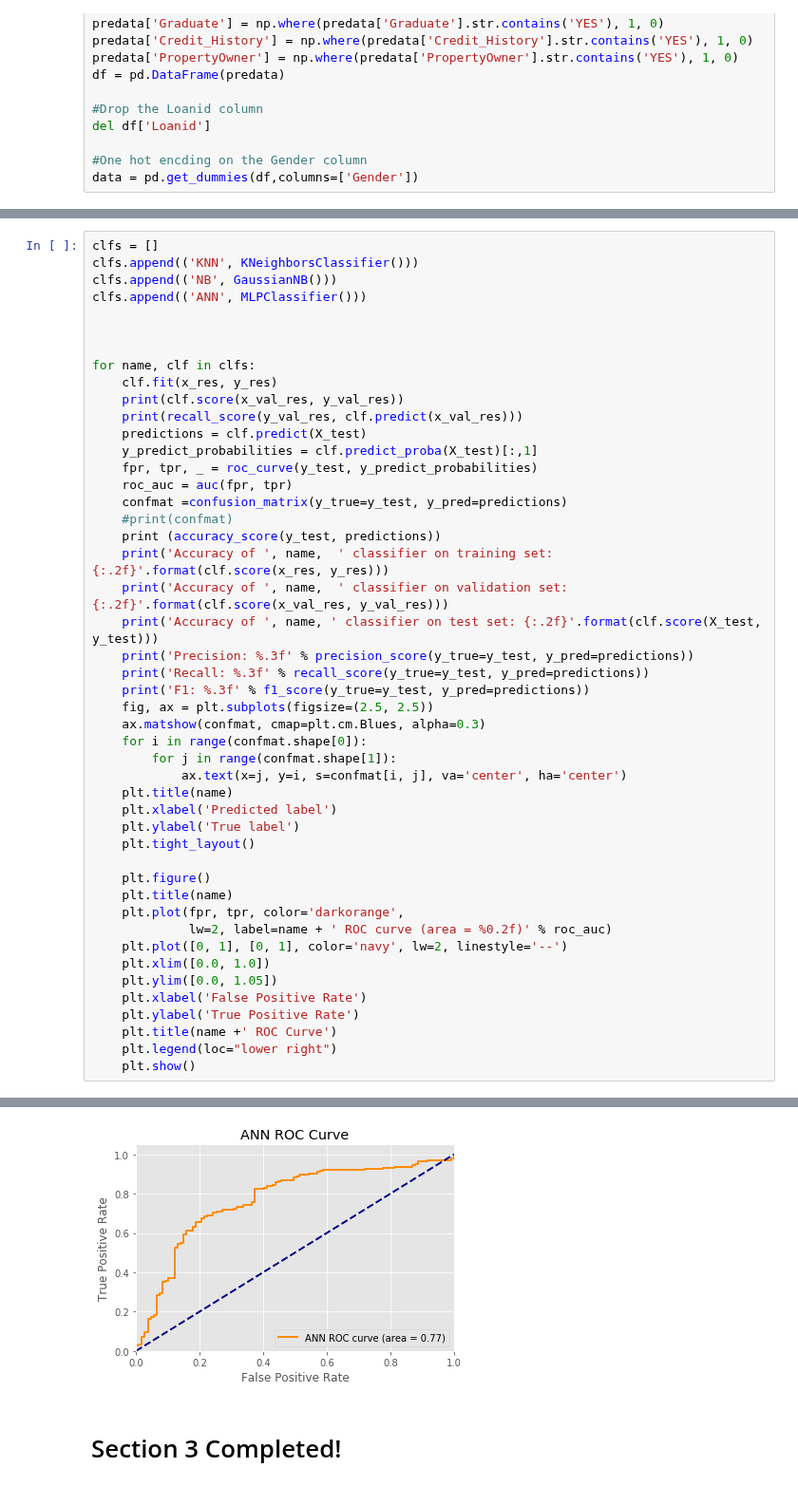
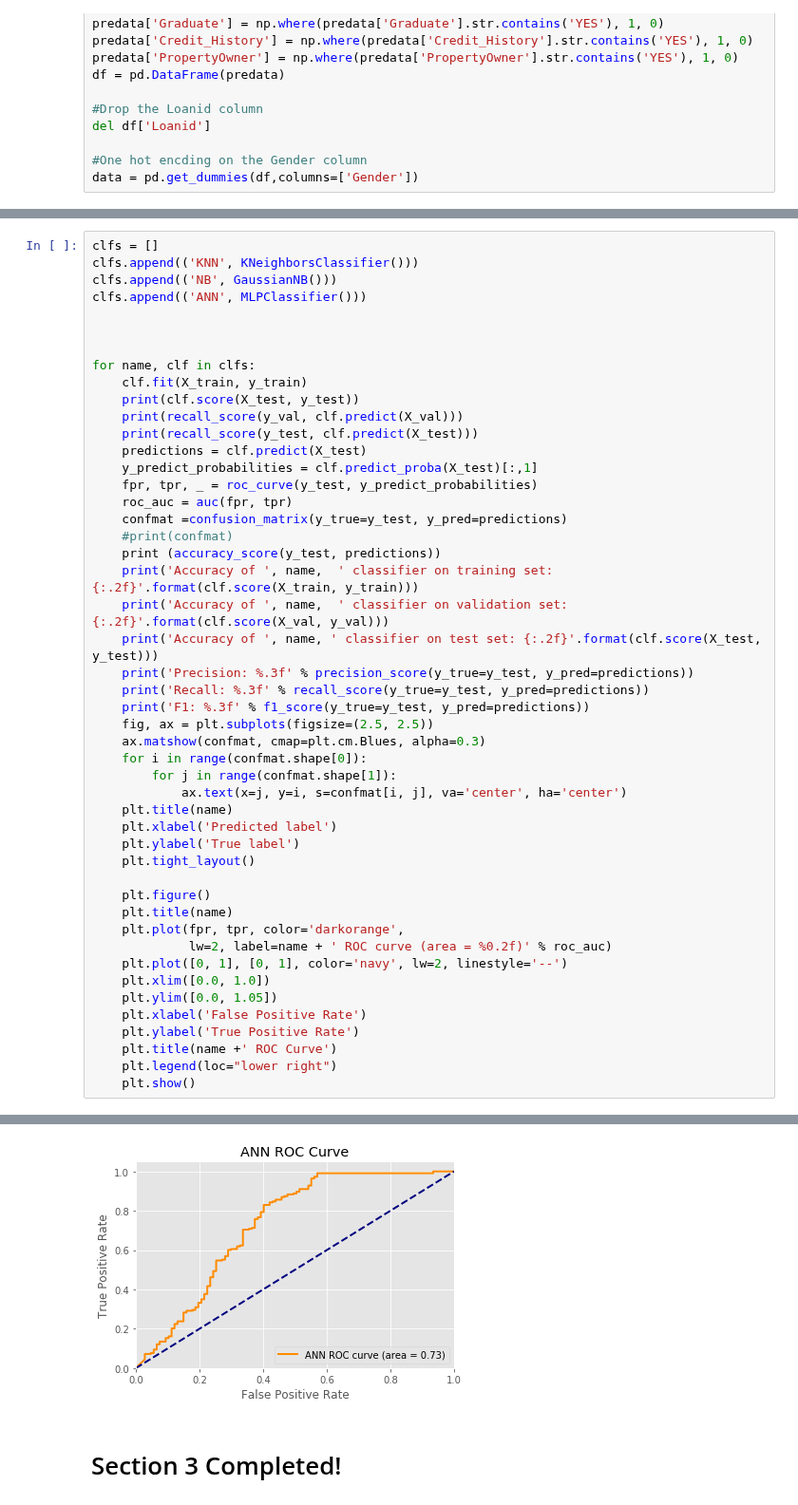
Before and after one commit to tullshaun/MachineLearning, a Jupyter notebook: 3. Loan Application SMOTE.ipynb, the cells around one changed output, grey strips where cells are left out. Shown at 95% size. Saved outputs shown, nothing was run; the diff lists cells and outputs as text.

```diff
--- a/3. Loan Application SMOTE.ipynb
+++ b/3. Loan Application SMOTE.ipynb
@@ -111,9 +129,10 @@ clfs.append(('ANN', MLPClassifier()))
 
 
 for name, clf in clfs:
-    clf.fit(x_res, y_res)
-    print(clf.score(x_val_res, y_val_res))
-    print(recall_score(y_val_res, clf.predict(x_val_res)))
+    clf.fit(X_train, y_train)
+    print(clf.score(X_test, y_test))
+    print(recall_score(y_val, clf.predict(X_val)))
+    print(recall_score(y_test, clf.predict(X_test)))
     predictions = clf.predict(X_test)
     y_predict_probabilities = clf.predict_proba(X_test)[:,1]
     fpr, tpr, _ = roc_curve(y_test, y_predict_probabilities)
@@ -121,8 +140,8 @@ for name, clf in clfs:
     confmat =confusion_matrix(y_true=y_test, y_pred=predictions)
     #print(confmat)
     print (accuracy_score(y_test, predictions))
-    print('Accuracy of ', name,  ' classifier on training set: {:.2f}'.format(clf.score(x_res, y_res)))
-    print('Accuracy of ', name,  ' classifier on validation set: {:.2f}'.format(clf.score(x_val_res, y_val_res)))
+    print('Accuracy of ', name,  ' classifier on training set: {:.2f}'.format(clf.score(X_train, y_train)))
+    print('Accuracy of ', name,  ' classifier on validation set: {:.2f}'.format(clf.score(X_val, y_val)))
     print('Accuracy of ', name, ' classifier on test set: {:.2f}'.format(clf.score(X_test, y_test)))
     print('Precision: %.3f' % precision_score(y_true=y_test, y_pred=predictions))
     print('Recall: %.3f' % recall_score(y_true=y_test, y_pred=predictions))
@@ -184,4 +206,4 @@ F1: 0.767
 [figure]
-[figure, old version]
+[figure, new version]
 # %% [markdown]
 # Section 3 Completed!
```
Also changed, not shown: parts of 3 cells of this notebook.
